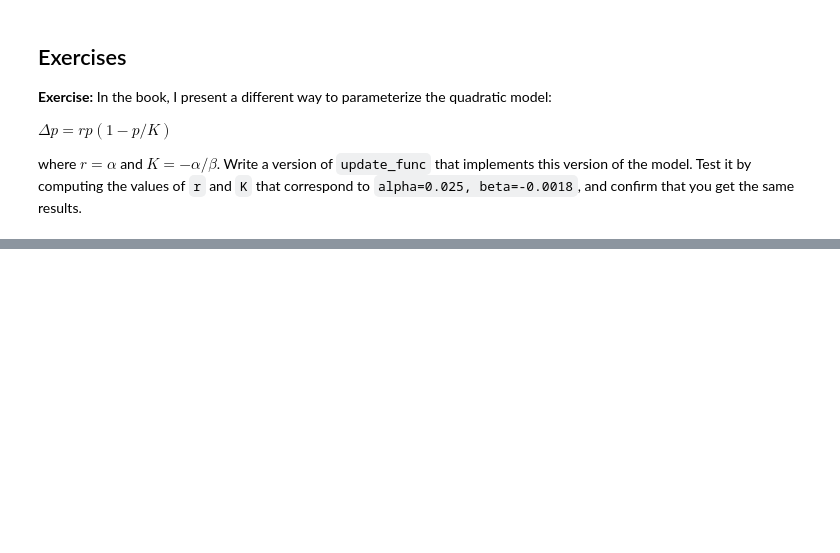
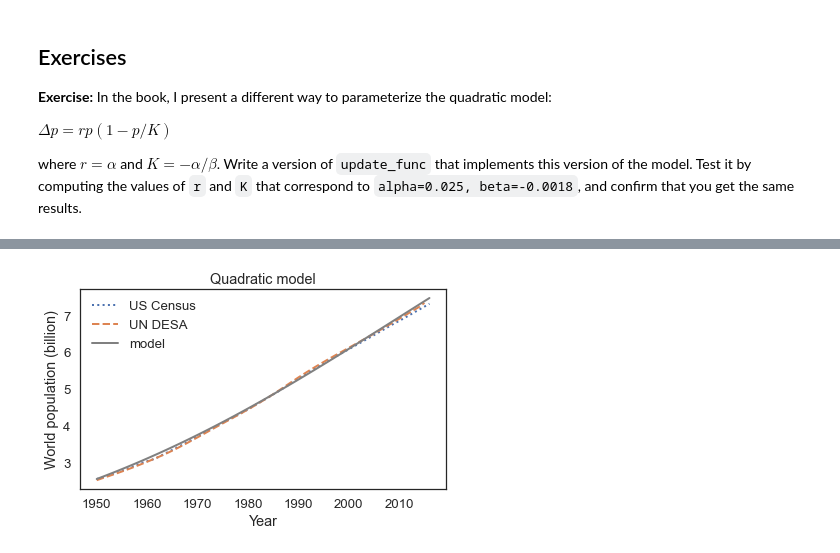
Before and after one commit to mtelab1/ModSimPy, a Jupyter notebook: notebooks/chap07.ipynb, the cells around one changed output, grey strips where cells are left out. Drawn from its saved outputs; the diff is of its cells as text; code cells hidden in the pictures; blank space fills up the shorter version.

```diff
--- a/notebooks/chap07.ipynb
+++ b/notebooks/chap07.ipynb
@@ -227,0 +294,4 @@ where $r=\alpha$ and $K=-\alpha/\beta$.  Write a version of `update_func` that i
+# %%
+plot_results(census, un, run_simulation(system, update_func_quad), 'Quadratic model')
+# %% [output]
+[figure, added]
```
Also changed, not shown: parts of 19 cells of this notebook, 6 other files.
